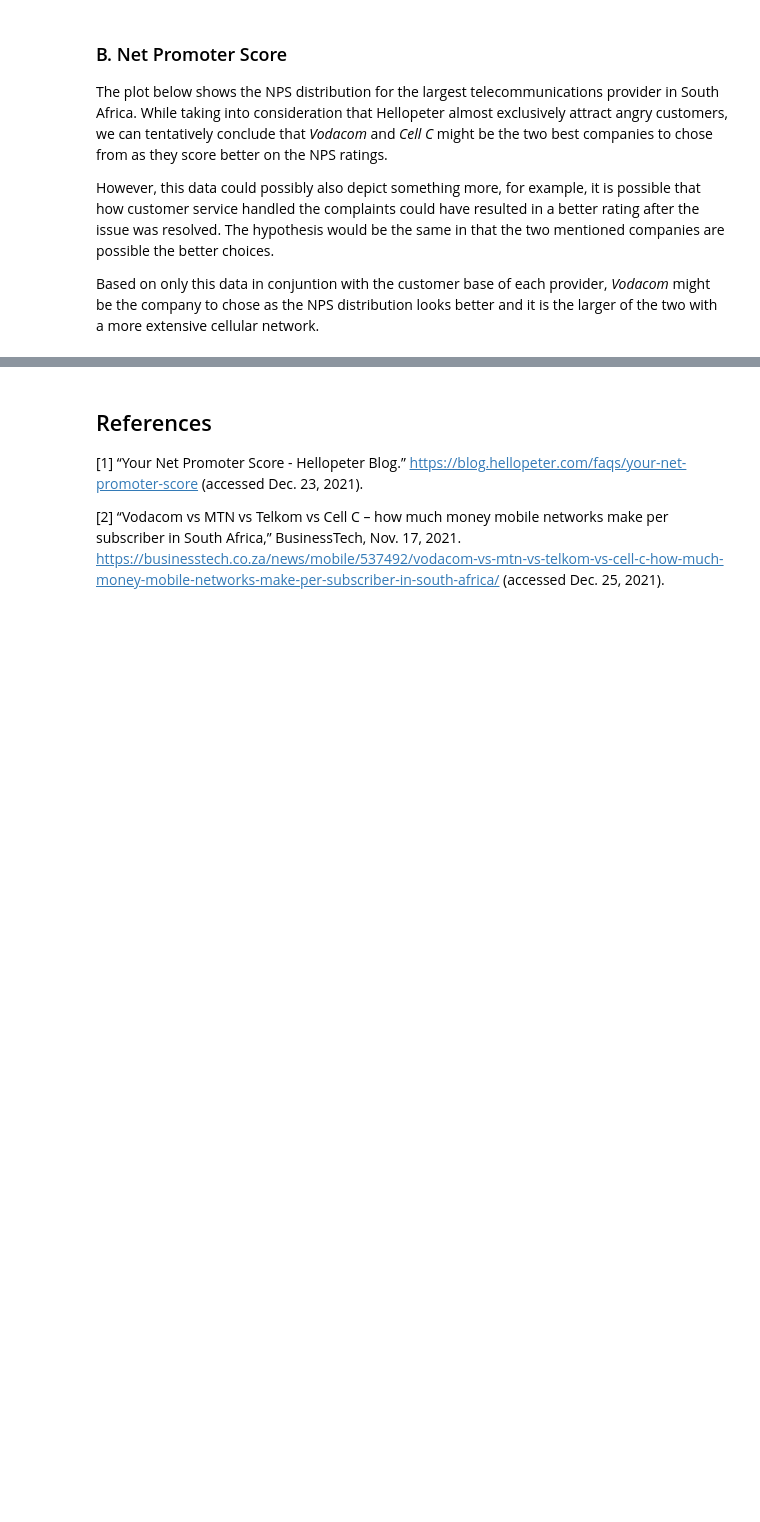
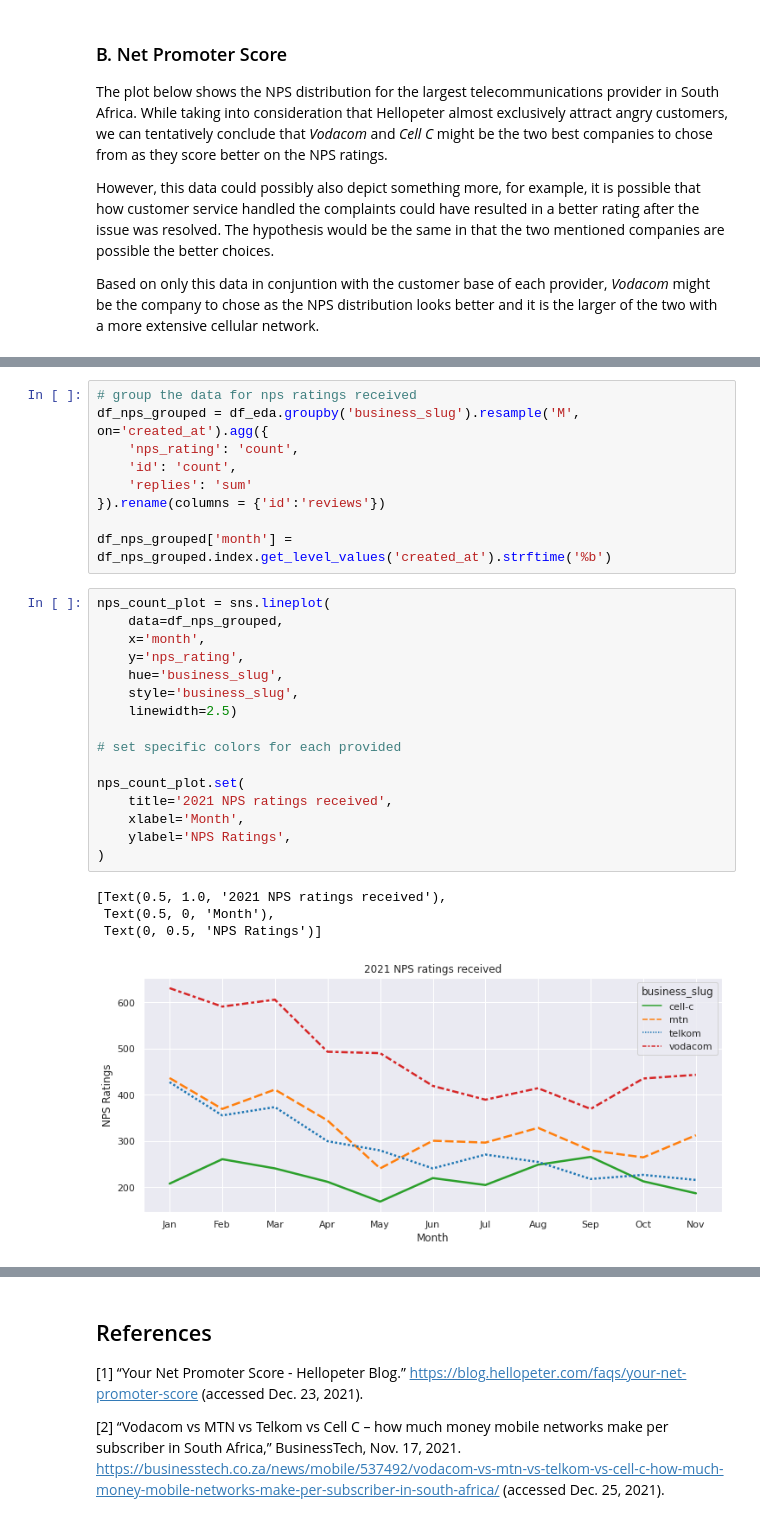
Before and after one commit to JohnnyFoulds/dsm020-2021-oct, a Jupyter notebook: coursework_01/cw.ipynb, the cells around one changed output, grey strips where cells are left out. Drawn from its saved outputs; the diff is of its cells as text; blank space fills up the shorter version.

```diff
--- a/coursework_01/cw.ipynb
+++ b/coursework_01/cw.ipynb
@@ -900,0 +906,30 @@ nps_plot.set(
+# %%
+# group the data for nps ratings received
+df_nps_grouped = df_eda.groupby('business_slug').resample('M', on='created_at').agg({
+    'nps_rating': 'count',
+    'id': 'count',
+    'replies': 'sum'
+}).rename(columns = {'id':'reviews'})
+
+df_nps_grouped['month'] = df_nps_grouped.index.get_level_values('created_at').strftime('%b')
+# %%
+nps_count_plot = sns.lineplot(
+    data=df_nps_grouped,
+    x='month',
+    y='nps_rating',
+    hue='business_slug',
+    style='business_slug',
+    linewidth=2.5)
+
+# set specific colors for each provided
+
+nps_count_plot.set(
+    title='2021 NPS ratings received',
+    xlabel='Month',
+    ylabel='NPS Ratings',
+)
+# %% [output]
+[Text(0.5, 1.0, '2021 NPS ratings received'),
+ Text(0.5, 0, 'Month'),
+ Text(0, 0.5, 'NPS Ratings')]
+[figure, added]
```
Also changed, not shown: parts of 12 cells of this notebook.
